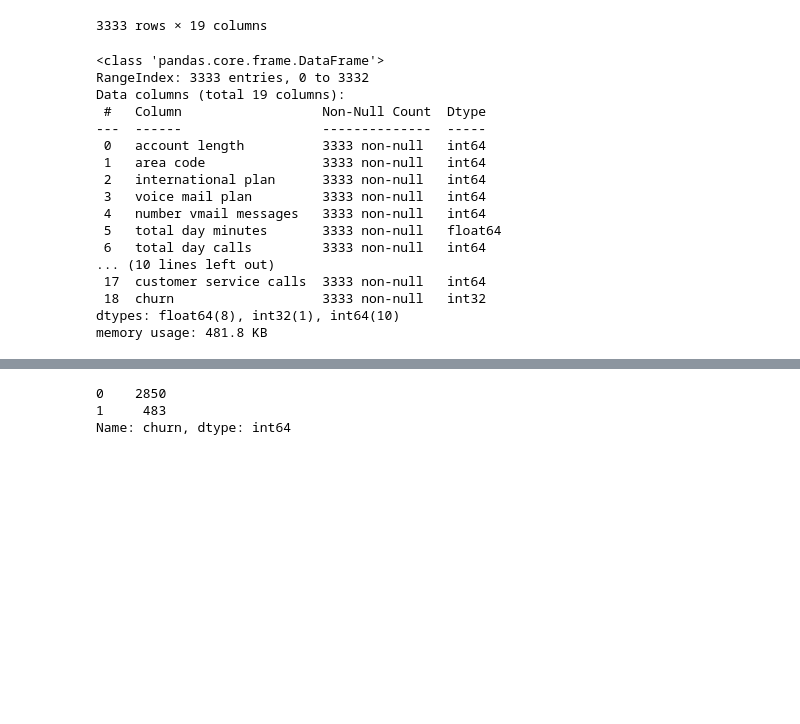
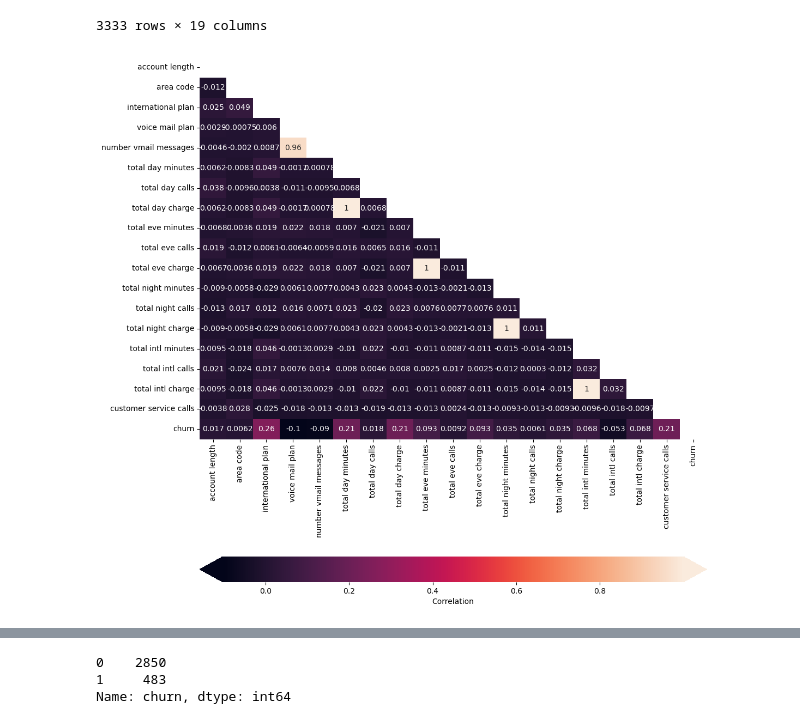
Before and after one commit to gzedwards/Telecom-Churn-Model, a Jupyter notebook: tele-model.ipynb, the cells around one changed output, grey strips where cells are left out. Drawn from its saved outputs; the diff is of its cells as text; code cells hidden in the pictures; blank space fills up the shorter version.

```diff
--- a/tele-model.ipynb
+++ b/tele-model.ipynb
@@ -77,23 +85,23 @@ df
 | 3331 | 184 | 510 | 1 | 0 | 0 | ... |
 | 3332 | 74 | 415 | 0 | 1 | 25 | ... |
 3333 rows × 19 columns
-# %%
-df.info()
-# %% [output]
-<class 'pandas.core.frame.DataFrame'>
-RangeIndex: 3333 entries, 0 to 3332
-Data columns (total 19 columns):
- #   Column                  Non-Null Count  Dtype
----  ------                  --------------  -----
- 0   account length          3333 non-null   int64
- 1   area code               3333 non-null   int64
- 2   international plan      3333 non-null   int64
- 3   voice mail plan         3333 non-null   int64
- 4   number vmail messages   3333 non-null   int64
- 5   total day minutes       3333 non-null   float64
- 6   total day calls         3333 non-null   int64
-... (10 lines left out)
- 17  customer service calls  3333 non-null   int64
- 18  churn                   3333 non-null   int32
-dtypes: float64(8), int32(1), int64(10)
-memory usage: 481.8 KB
+# %%
+#import needed libraries
+import matplotlib.pyplot as plt
+import seaborn as sns
+%matplotlib inline
+
+#create a heatmap to see the correlation between our variables.
+heatmap_data = df
+corr = heatmap_data.corr()
+
+fig, ax = plt.subplots(figsize=(12, 14))
+
+sns.heatmap(data=corr,
+            mask=np.triu(np.ones_like(corr, dtype=bool)),
+            ax=ax,
+            annot=True,
+            cbar_kws={"label": "Correlation", "orientation": "horizontal", "pad": .2, "extend": "both"}
+);
+# %% [output]
+[figure, added]
```
Also changed, not shown: parts of 62 cells of this notebook.
